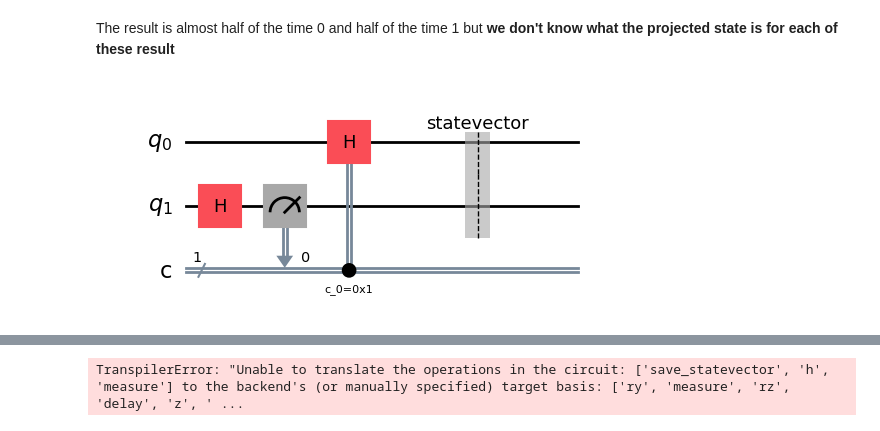
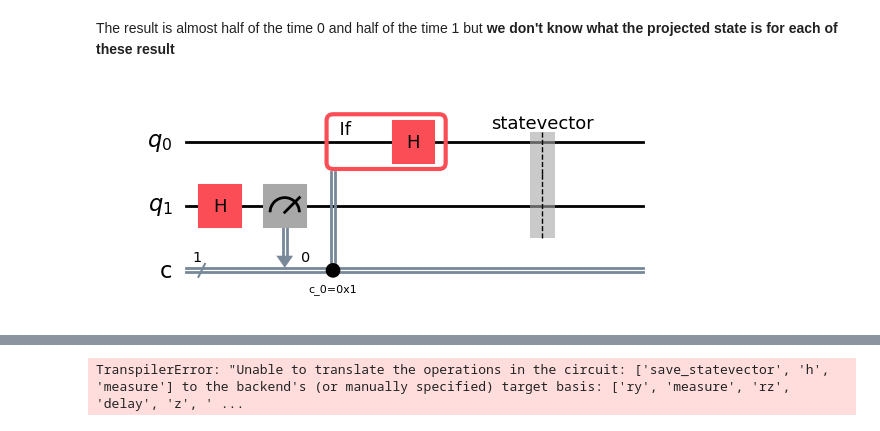
Before and after one commit to AKookani/Qiskit_course, a Jupyter notebook: Qiskit1.ipynb, the cells around one changed output, grey strips where cells are left out. Cells and saved outputs as stored; diff of their text form; code cells hidden in the pictures.

```diff
--- a/Qiskit1.ipynb
+++ b/Qiskit1.ipynb
@@ -408,27 +259,30 @@ The result is almost half of the time 0 and half of the time 1 but **we don't kn
 # %%
 # Import the AerSimulator from the qiskit_aer module
 from qiskit_aer import AerSimulator
 
 # Initialize an Aer quantum simulator
 simulator_aer = AerSimulator()
 
-# Create a quantum circuit with 2 qubits and 1 classical bit
-qc = QuantumCircuit(2, 1)
+# Create named registers (recommended for clarity with if_test) with a quantum register size 2 and a classical register size 1
+qr = QuantumRegister(2, 'q')
+cr = ClassicalRegister(1, 'c')
+qc = QuantumCircuit(qr, cr)
 
-# Apply a Hadamard gate to the second qubit (qubit 1)
-qc.h(1)
+# Apply a Hadamard gate to the second qubit (qubit 1) of the quantum regsiter
+qc.h(qr[1])
 
-# Measure the second qubit (qubit 1) and store the result in the classical bit (classical bit 0)
-qc.measure(1, 0)
+# Measure the second qubit (qubit 1) of the quantum regsiter on the classical register (classical bit 0)
+qc.measure(qr[1], cr[0])
 
-# Apply a Hadamard gate to the first qubit (qubit 0) conditioned on the classical bit (classical bit 0) being 1
-qc.h(0).c_if(0, 1)
+# Conditionally apply Hadamard to qubit 0 if classical bit 0 == 1
+with qc.if_test((cr[0], 1)):
+    qc.h(qr[0])
 
 # Save the statevector of the quantum circuit
 qc.save_statevector()
 
 # Draw the quantum circuit using Matplotlib
 qc.draw('mpl')
 # %% [output]
-[figure, old version]
+[figure, new version]
 # %%
```
Also changed, not shown: parts of 28 cells of this notebook.
